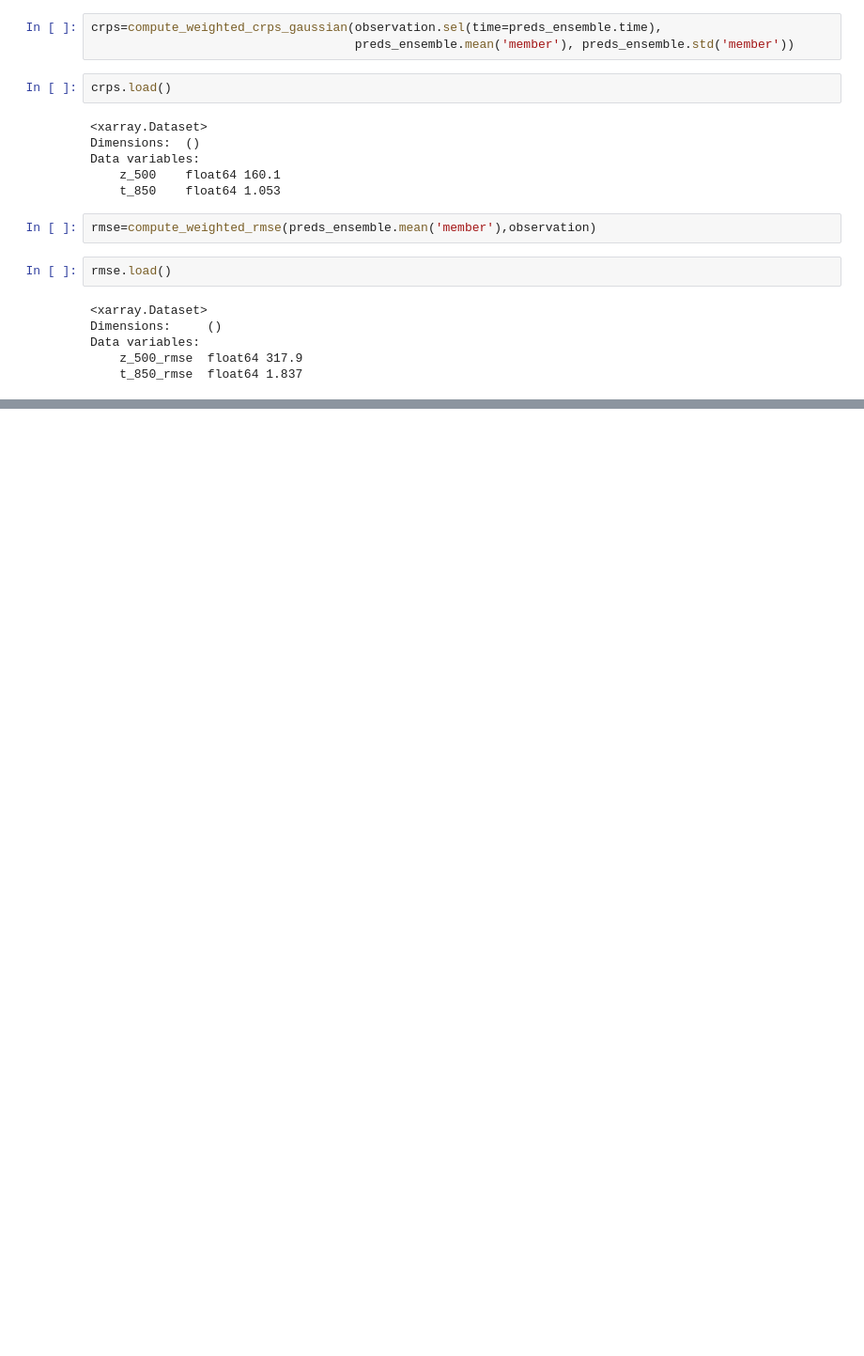
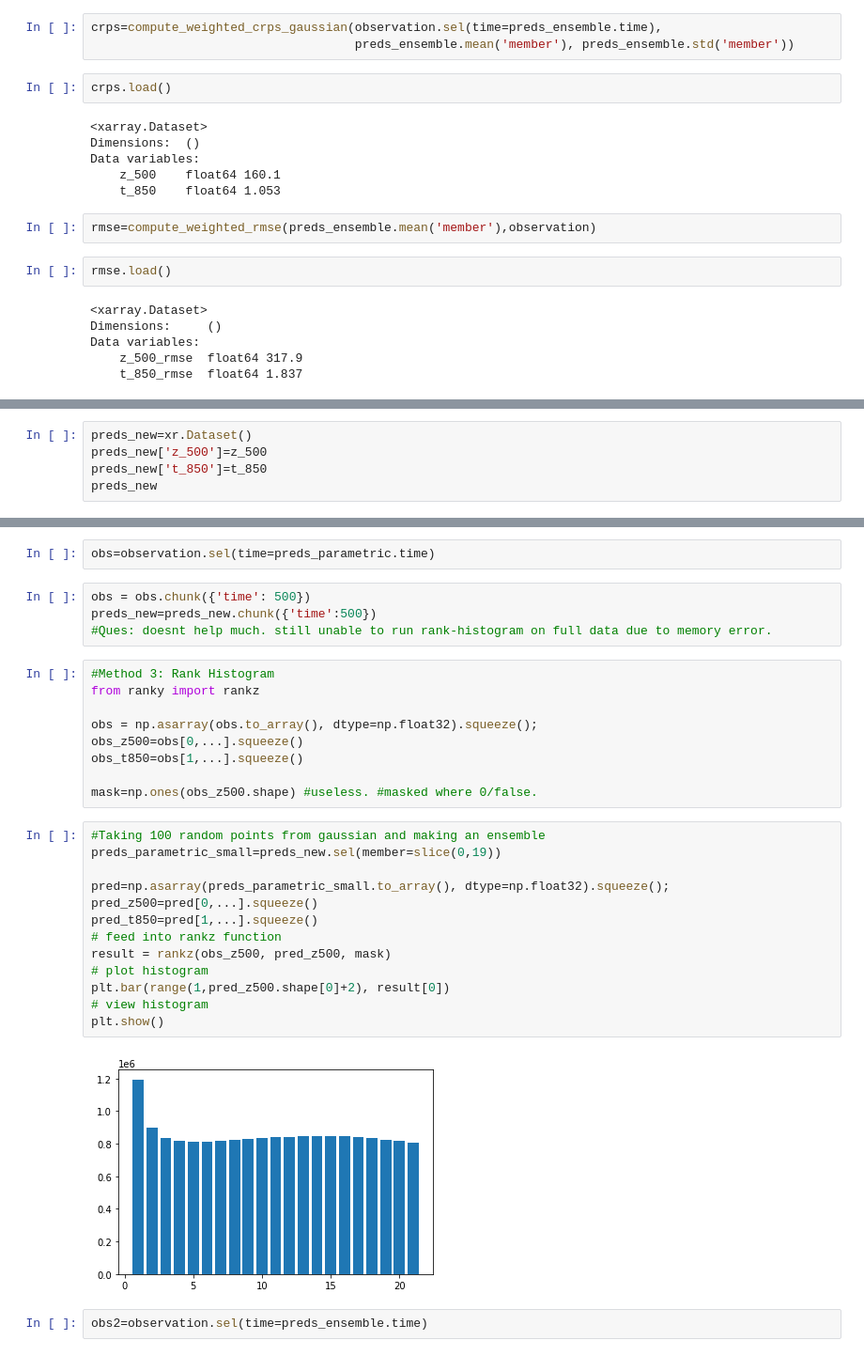
Before and after one commit to sagar-garg/WeatherBench, a Jupyter notebook: nbs_probabilistic/scores-parametric.ipynb, the cells around one changed output, grey strips where cells are left out. Shown at 94% size. Saved outputs shown, nothing was run; the diff lists cells and outputs as text; blank space fills up the shorter version.

```diff
--- a/nbs_probabilistic/scores-parametric.ipynb
+++ b/nbs_probabilistic/scores-parametric.ipynb
@@ -100,0 +150,5 @@ Data variables:
+# %%
+preds_new=xr.Dataset()
+preds_new['z_500']=z_500
+preds_new['t_850']=t_850
+preds_new
@@ -100,0 +166,32 @@ Data variables:
+# %%
+obs=observation.sel(time=preds_parametric.time)
+# %%
+obs = obs.chunk({'time': 500})
+preds_new=preds_new.chunk({'time':500})
+#Ques: doesnt help much. still unable to run rank-histogram on full data due to memory error.
+# %%
+#Method 3: Rank Histogram
+from ranky import rankz
+
+obs = np.asarray(obs.to_array(), dtype=np.float32).squeeze();
+obs_z500=obs[0,...].squeeze()
+obs_t850=obs[1,...].squeeze()
+
+mask=np.ones(obs_z500.shape) #useless. #masked where 0/false.
+# %%
+#Taking 100 random points from gaussian and making an ensemble
+preds_parametric_small=preds_new.sel(member=slice(0,19))
+
+pred=np.asarray(preds_parametric_small.to_array(), dtype=np.float32).squeeze();
+pred_z500=pred[0,...].squeeze()
+pred_t850=pred[1,...].squeeze()
+# feed into rankz function
+result = rankz(obs_z500, pred_z500, mask)
+# plot histogram
+plt.bar(range(1,pred_z500.shape[0]+2), result[0])
+# view histogram
+plt.show()
+# %% [output]
+[figure, added]
+# %%
+obs2=observation.sel(time=preds_ensemble.time)
```
Also changed, not shown: parts of 16 cells of this notebook.
